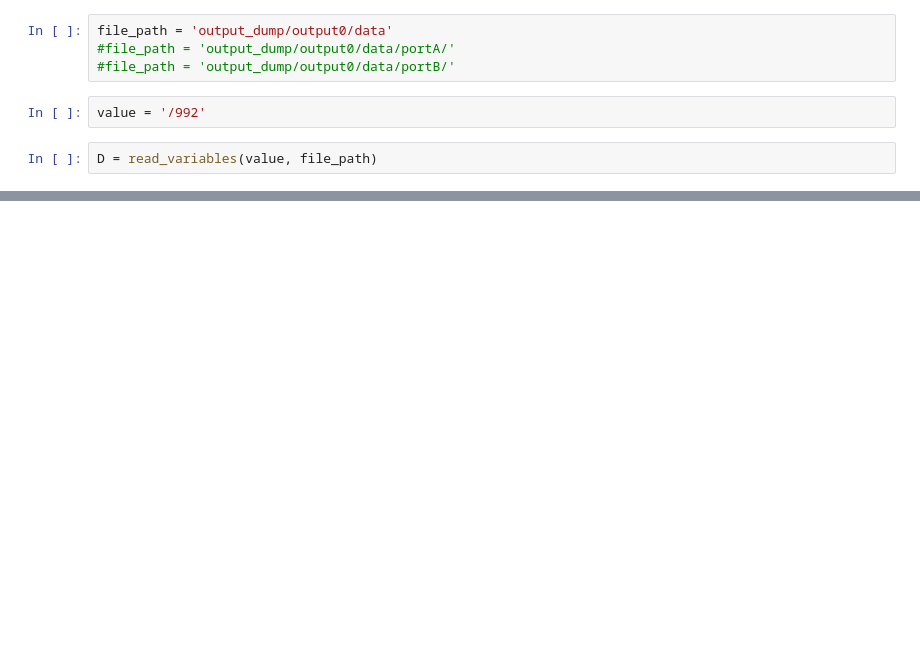
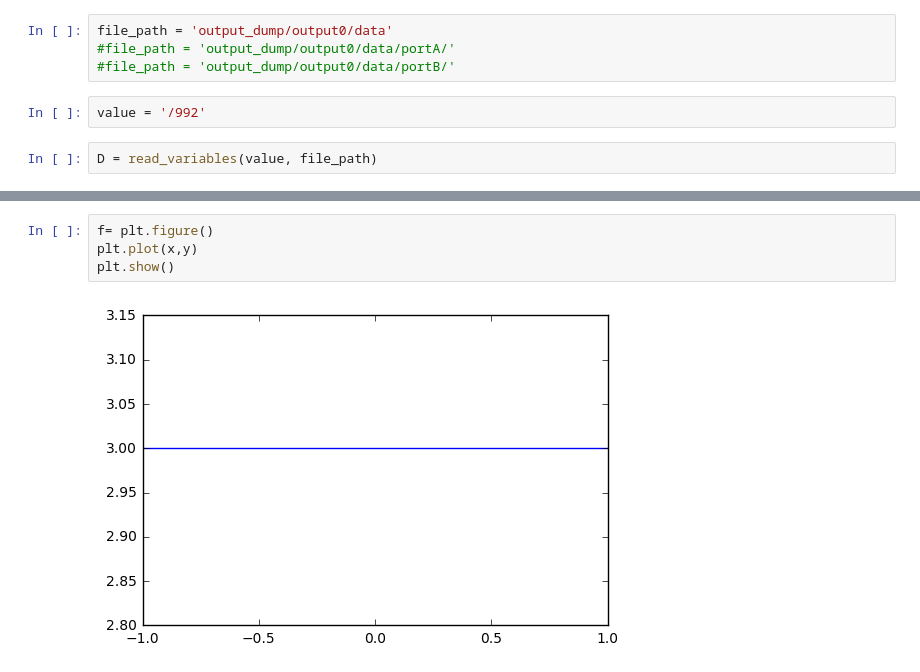
Before and after one commit to ibegleris/w-fopo, a Jupyter notebook: Post processing specific.ipynb, the cells around one changed output, grey strips where cells are left out. Cells and saved outputs as stored; diff of their text form; blank space fills up the shorter version.

```diff
--- a/Post processing specific.ipynb
+++ b/Post processing specific.ipynb
@@ -50,0 +143,6 @@ plt.show()
+# %%
+f= plt.figure()
+plt.plot(x,y)
+plt.show()
+# %% [output]
+[figure, added]
```
Also changed, not shown: parts of 69 cells of this notebook, 8 other files.
